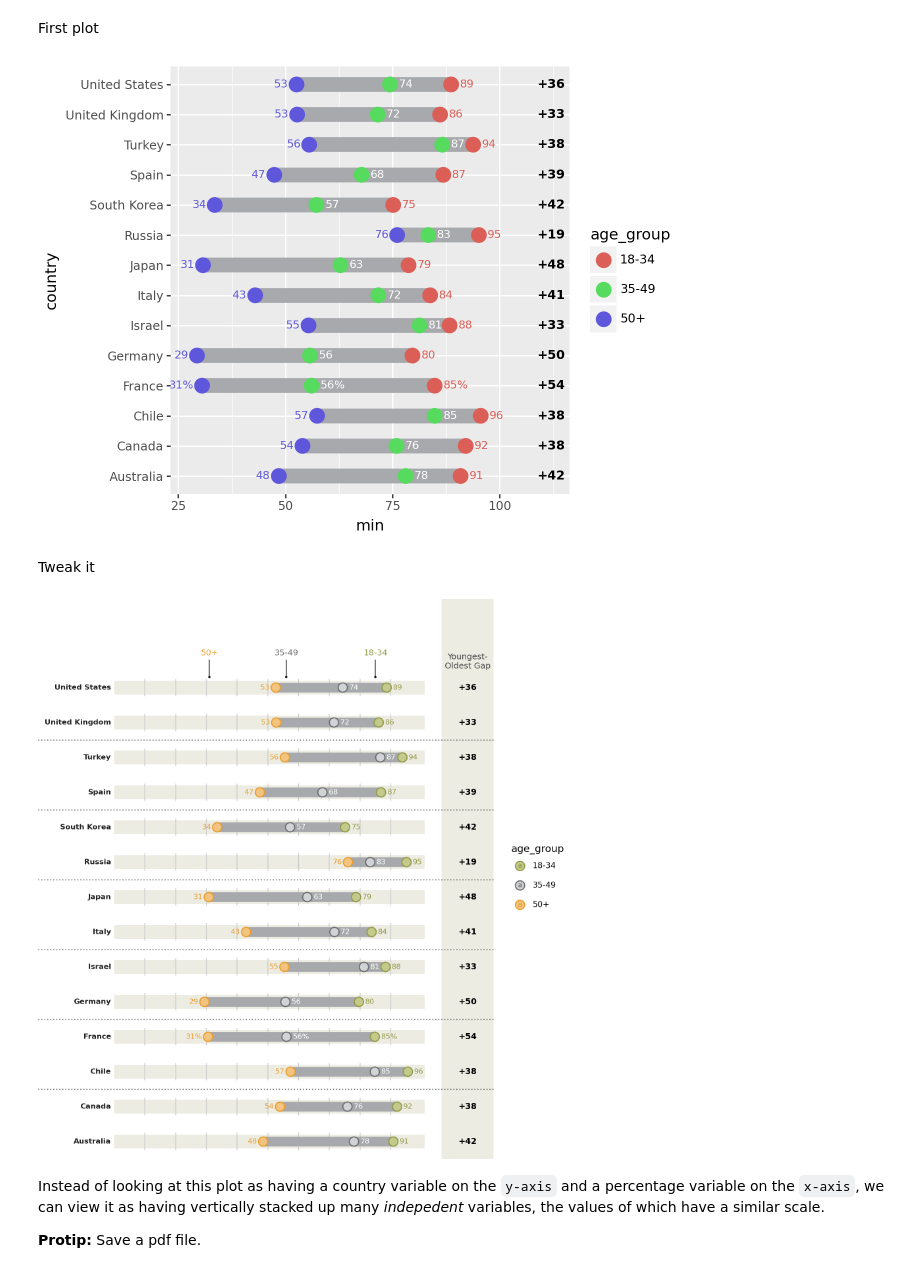
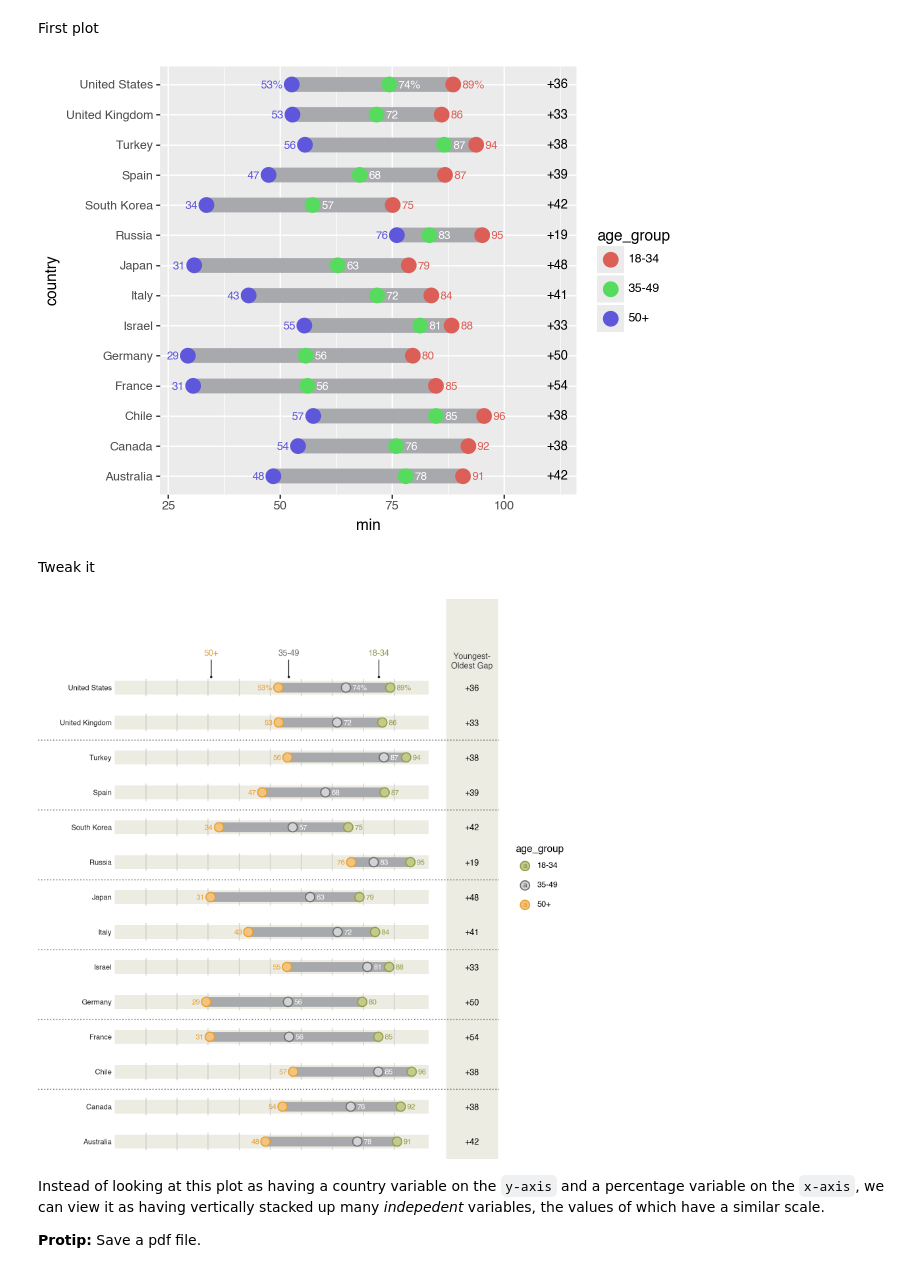
Before and after one commit to has2k1/plotnine-examples, a Jupyter notebook: plotnine_examples/examples/geom_segment.ipynb, the cells around one changed output. Drawn from its saved outputs; the diff is of its cells as text; code cells hidden in the pictures.

```diff
--- a/plotnine_examples/examples/geom_segment.ipynb
+++ b/plotnine_examples/examples/geom_segment.ipynb
@@ -48,7 +48,7 @@ columns = dict(
 data = (
     pl.scan_csv(
         "data/survey-social-media.csv",
-        dtypes=dict(Q146=pl.Utf8),
+        schema_overrides=dict(Q146=pl.Utf8),
     )
     .rename(columns)
     .select(["country", "age", "use_social_media"])
@@ -85,7 +85,7 @@ rdata = (
         .when(col("age") < "98")
         .then(pl.lit("50+"))
         .otherwise(pl.lit("")),
-        country_count=pl.count().over("country"),
+        country_count=pl.len().over("country"),
     )
     .filter(
         col("age_group").is_in(valid_age_groups) & col("use_social_media").is_in(yes_no)
@@ -93,7 +93,7 @@ rdata = (
     .group_by(["country", "age_group"])
     .agg(
         # social media use percentage
-        sm_use_percent=(col("use_social_media") == "Yes").sum() * 100 / pl.count(),
+        sm_use_percent=(col("use_social_media") == "Yes").sum() * 100 / pl.len(),
         # social media question response rate
         smq_response_rate=col("use_social_media").is_in(yes_no).sum()
         * 100
@@ -115,15 +115,11 @@ shape: (5, 4)
 # %% [markdown]
 Top 14 countries by response rate to the social media question.
 # %%
-def col_format(name, fmt):
-    # Format useing python formating
-    # for more control over
-    return col(name).map_elements(lambda x: fmt.format(x=x))
-
-
-def float_to_str_round(name):
-    return col_format(name, "{x:.0f}")
-
+def format_column(column, fmt):
+    """Format column using python format"""
+    def _fmt(s):
+        return pl.Series([fmt.format(x) if x is not None else x for x in s])
+    return pl.col(column).map_batches(_fmt)
 
 n = 14
 
@@ -133,16 +129,17 @@ top = (
     .sort("r", descending=True)
     .head(n)
 )
-top_countries = top["country"]
-
-expr = float_to_str_round("sm_use_percent")
-expr_pct = expr + "%"
+top_countries = set(top["country"])
 
 point_data = rdata.filter(col("country").is_in(top_countries)).with_columns(
     col("country").cast(pl.Categorical),
-    sm_use_percent_str=pl.when(col("country") == "France")
-    .then(expr_pct)
-    .otherwise(expr),
+    sm_use_percent_str=pl.when(
+        col("country")=="United States"
+    ).then(
+        format_column("sm_use_percent", "{:.0f}%")
+    ).otherwise(
+        format_column("sm_use_percent", "{:.0f}")
+    )
 )
 
 point_data.head()
@@ -167,9 +164,9 @@ segment_data = (
         "gap",
     )
     .with_columns(
-        min_str=float_to_str_round("min"),
-        max_str=float_to_str_round("max"),
-        gap_str=float_to_str_round("gap"),
+        min_str=format_column("min", "{:.0f}"),
+        max_str=format_column("max", "{:.0f}"),
+        gap_str=format_column("gap", "{:.0f}"),
     )
 )
 
@@ -218,37 +215,39 @@ xgap = 112
         ),
         size=8,
         ha="right",
+        va="center_baseline",
     )
     + geom_text(
         point_data.filter(col("age_group") == "35-49"),
         aes(x="sm_use_percent+2", y="country", label="sm_use_percent_str"),
         size=8,
         ha="left",
-        va="center",
+        va="center_baseline",
         color="white",
     )
     + geom_text(
         point_data.filter(col("age_group") == "18-34"),
         aes(
             x="sm_use_percent+2",
             y="country",
             label="sm_use_percent_str",
             color="age_group",
         ),
         size=8,
         ha="left",
+        va="center_baseline",
     )
     # gap difference
     + geom_text(
         segment_data,
         aes(x=xgap, y="country", label="gap_str"),
         size=9,
         fontweight="bold",
         format_string="+{}",
     )
 )
 # %% [output]
-[figure, old version]
+[figure, new version]
 # %% [markdown]
 Tweak it
 # %%
@@ -302,13 +301,14 @@ xgap = 115
         ),
         size=8,
         ha="right",
+        va="center_baseline",
     )
     + geom_text(
         point_data.filter(col("age_group") == "35-49"),
         aes(x="sm_use_percent+2", y="country", label="sm_use_percent_str"),
         size=8,
         ha="left",
-        va="center",
+        va="center_baseline",
         color="white",
     )
     + geom_text(
@@ -321,6 +321,7 @@ xgap = 115
         ),
         size=8,
         ha="left",
+        va="center_baseline",
     )
     # countries right-hand-size (instead of y-axis)         # new
     + geom_text(
@@ -329,6 +330,7 @@ xgap = 115
         x=-1,
         size=8,
         ha="right",
+        va="center_baseline",
         fontweight="bold",
         color="#222222",
     )
@@ -338,6 +340,7 @@ xgap = 115
         segment_data,
         aes(x=xgap, y="country", label="gap_str"),
         size=9,
+        va="center_baseline",
         fontweight="bold",
         format_string="+{}",
     )
@@ -375,6 +378,7 @@ xgap = 115
         linetype="dotted",
         size=0.7,
     )
+
     # Better spacing and color                              # new
     + scale_x_continuous(limits=(-18, xgap + 2))
     + scale_y_discrete(expand=(0, 0.25, 0.1, 0))
@@ -385,7 +389,7 @@ xgap = 115
     + theme(figure_size=(8, 8.5))
 )
 # %% [output]
-[figure, old version]
+[figure, new version]
 # %% [markdown]
 Instead of looking at this plot as having a country variable on the `y-axis` and a percentage variable on the `x-axis`,
 we can view it as having vertically stacked up many *indepedent* variables, the values of which have a similar scale.
```
Also changed, not shown: parts of 8 cells of this notebook.
